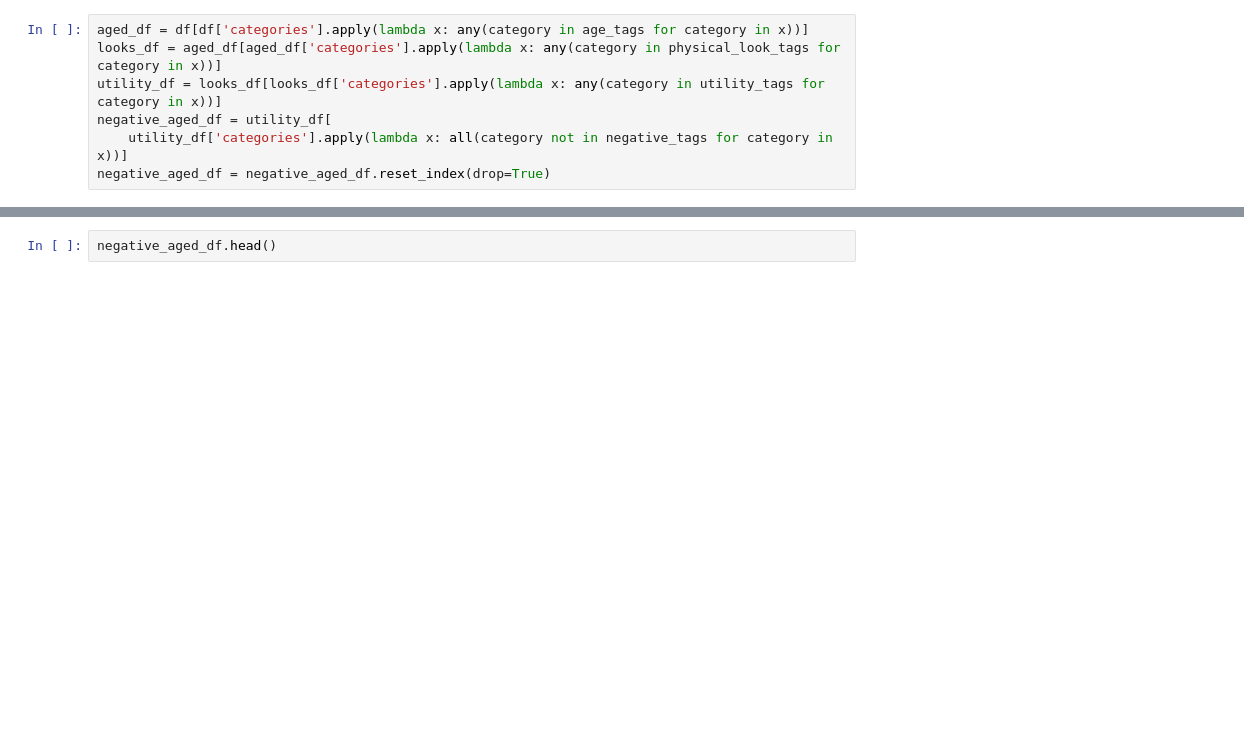
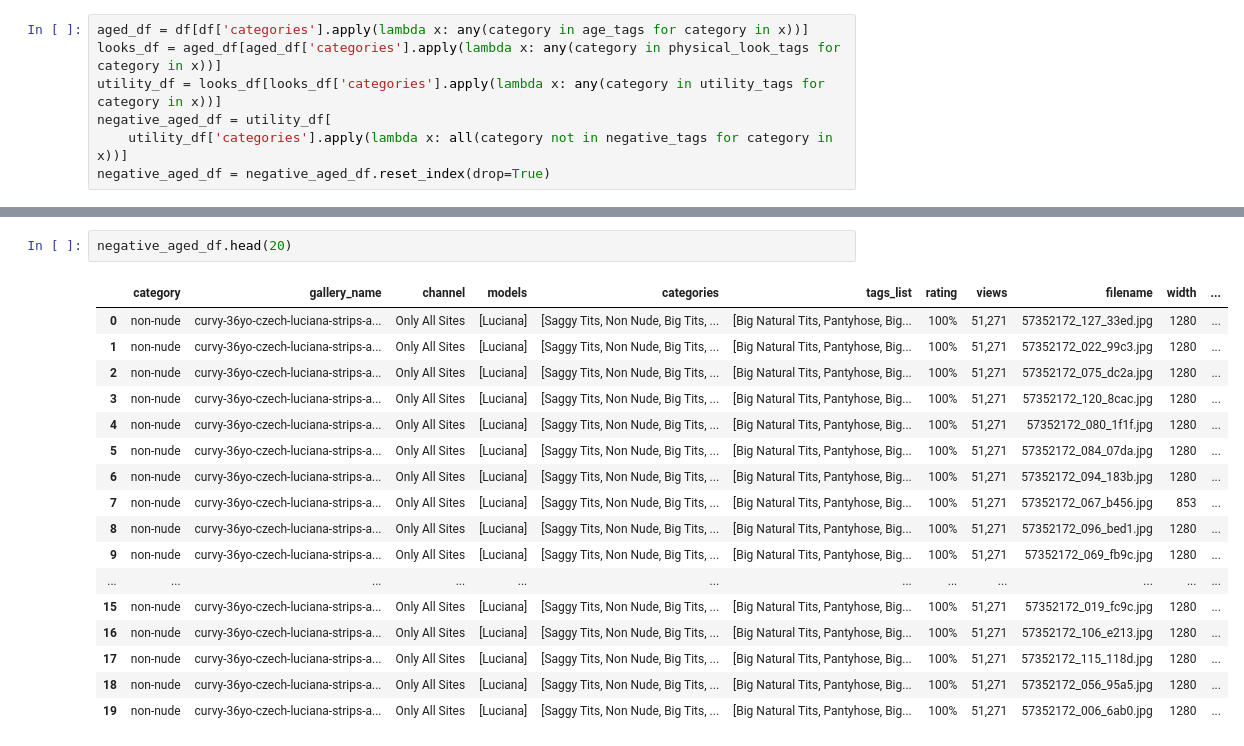
Before and after one commit to M-Fannilla/milfusion, a Jupyter notebook: maiture_tags_extraction.ipynb, the cells around one changed output, grey strips where cells are left out. Saved outputs shown, nothing was run; the diff lists cells and outputs as text; blank space fills up the shorter version.

```diff
--- a/maiture_tags_extraction.ipynb
+++ b/maiture_tags_extraction.ipynb
@@ -196,5 +194,23 @@ negative_aged_df.shape
 # %%
-negative_aged_df.head()
+negative_aged_df.head(20)
+# %% [output]
+|  | category | gallery_name | channel | models | categories | tags_list | rating | views | filename | width | ... |
+| 0 | non-nude | curvy-36yo-czech-luciana-strips-a... | Only All Sites | [Luciana] | [Saggy Tits, Non Nude, Big Tits, ... | [Big Natural Tits, Pantyhose, Big... | 100% | 51,271 | 57352172_127_33ed.jpg | 1280 | ... |
+| 1 | non-nude | curvy-36yo-czech-luciana-strips-a... | Only All Sites | [Luciana] | [Saggy Tits, Non Nude, Big Tits, ... | [Big Natural Tits, Pantyhose, Big... | 100% | 51,271 | 57352172_022_99c3.jpg | 1280 | ... |
+| 2 | non-nude | curvy-36yo-czech-luciana-strips-a... | Only All Sites | [Luciana] | [Saggy Tits, Non Nude, Big Tits, ... | [Big Natural Tits, Pantyhose, Big... | 100% | 51,271 | 57352172_075_dc2a.jpg | 1280 | ... |
+| 3 | non-nude | curvy-36yo-czech-luciana-strips-a... | Only All Sites | [Luciana] | [Saggy Tits, Non Nude, Big Tits, ... | [Big Natural Tits, Pantyhose, Big... | 100% | 51,271 | 57352172_120_8cac.jpg | 1280 | ... |
+| 4 | non-nude | curvy-36yo-czech-luciana-strips-a... | Only All Sites | [Luciana] | [Saggy Tits, Non Nude, Big Tits, ... | [Big Natural Tits, Pantyhose, Big... | 100% | 51,271 | 57352172_080_1f1f.jpg | 1280 | ... |
+| 5 | non-nude | curvy-36yo-czech-luciana-strips-a... | Only All Sites | [Luciana] | [Saggy Tits, Non Nude, Big Tits, ... | [Big Natural Tits, Pantyhose, Big... | 100% | 51,271 | 57352172_084_07da.jpg | 1280 | ... |
+| 6 | non-nude | curvy-36yo-czech-luciana-strips-a... | Only All Sites | [Luciana] | [Saggy Tits, Non Nude, Big Tits, ... | [Big Natural Tits, Pantyhose, Big... | 100% | 51,271 | 57352172_094_183b.jpg | 1280 | ... |
+| 7 | non-nude | curvy-36yo-czech-luciana-strips-a... | Only All Sites | [Luciana] | [Saggy Tits, Non Nude, Big Tits, ... | [Big Natural Tits, Pantyhose, Big... | 100% | 51,271 | 57352172_067_b456.jpg | 853 | ... |
+| 8 | non-nude | curvy-36yo-czech-luciana-strips-a... | Only All Sites | [Luciana] | [Saggy Tits, Non Nude, Big Tits, ... | [Big Natural Tits, Pantyhose, Big... | 100% | 51,271 | 57352172_096_bed1.jpg | 1280 | ... |
+| 9 | non-nude | curvy-36yo-czech-luciana-strips-a... | Only All Sites | [Luciana] | [Saggy Tits, Non Nude, Big Tits, ... | [Big Natural Tits, Pantyhose, Big... | 100% | 51,271 | 57352172_069_fb9c.jpg | 1280 | ... |
+| ... | ... | ... | ... | ... | ... | ... | ... | ... | ... | ... | ... |
+| 15 | non-nude | curvy-36yo-czech-luciana-strips-a... | Only All Sites | [Luciana] | [Saggy Tits, Non Nude, Big Tits, ... | [Big Natural Tits, Pantyhose, Big... | 100% | 51,271 | 57352172_019_fc9c.jpg | 1280 | ... |
+| 16 | non-nude | curvy-36yo-czech-luciana-strips-a... | Only All Sites | [Luciana] | [Saggy Tits, Non Nude, Big Tits, ... | [Big Natural Tits, Pantyhose, Big... | 100% | 51,271 | 57352172_106_e213.jpg | 1280 | ... |
+| 17 | non-nude | curvy-36yo-czech-luciana-strips-a... | Only All Sites | [Luciana] | [Saggy Tits, Non Nude, Big Tits, ... | [Big Natural Tits, Pantyhose, Big... | 100% | 51,271 | 57352172_115_118d.jpg | 1280 | ... |
+| 18 | non-nude | curvy-36yo-czech-luciana-strips-a... | Only All Sites | [Luciana] | [Saggy Tits, Non Nude, Big Tits, ... | [Big Natural Tits, Pantyhose, Big... | 100% | 51,271 | 57352172_056_95a5.jpg | 1280 | ... |
+| 19 | non-nude | curvy-36yo-czech-luciana-strips-a... | Only All Sites | [Luciana] | [Saggy Tits, Non Nude, Big Tits, ... | [Big Natural Tits, Pantyhose, Big... | 100% | 51,271 | 57352172_006_6ab0.jpg | 1280 | ... |
 # %%
 all_tags = sorted(list(set([item for sublist in negative_aged_df['categories'] for item in sublist])))
 
```
Also changed, not shown: parts of 7 cells of this notebook, 12 other files.
